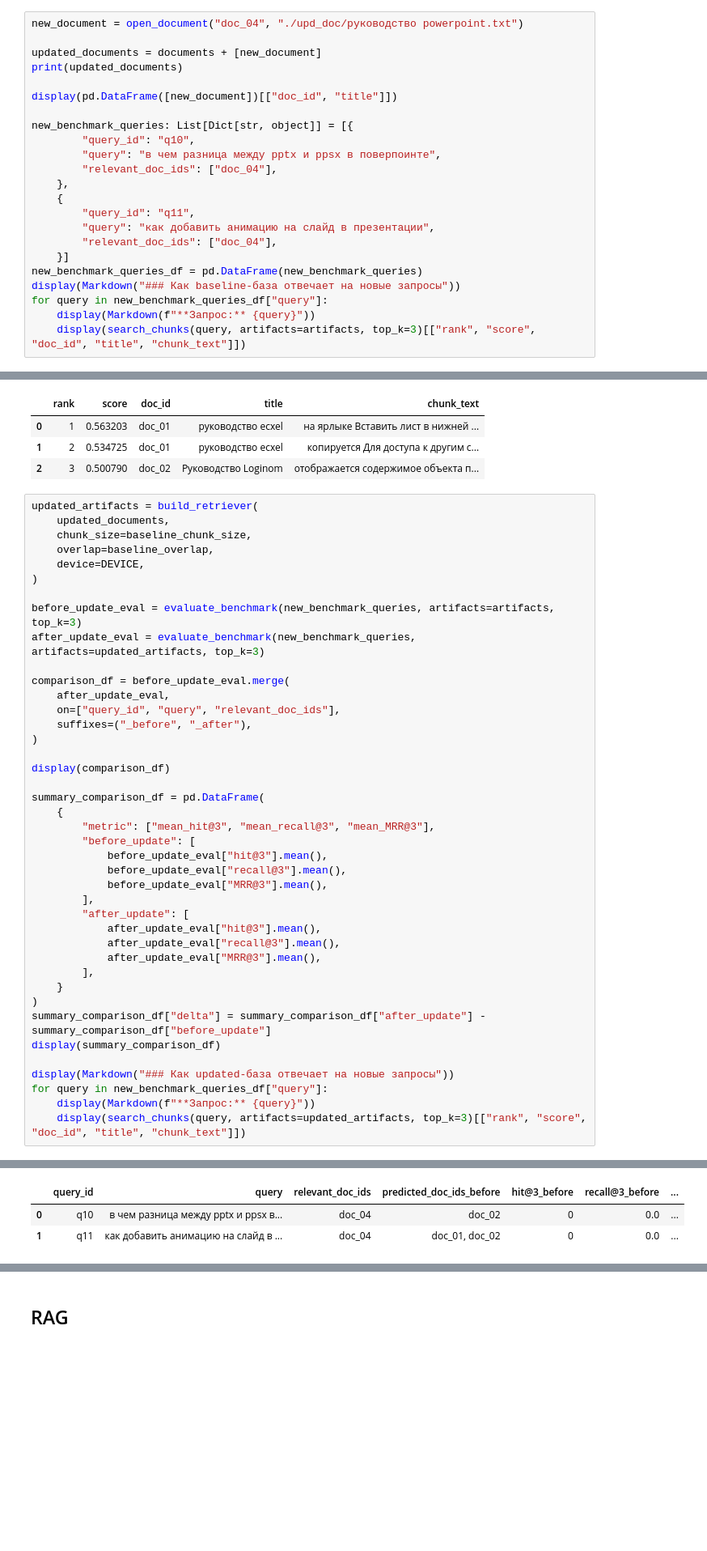
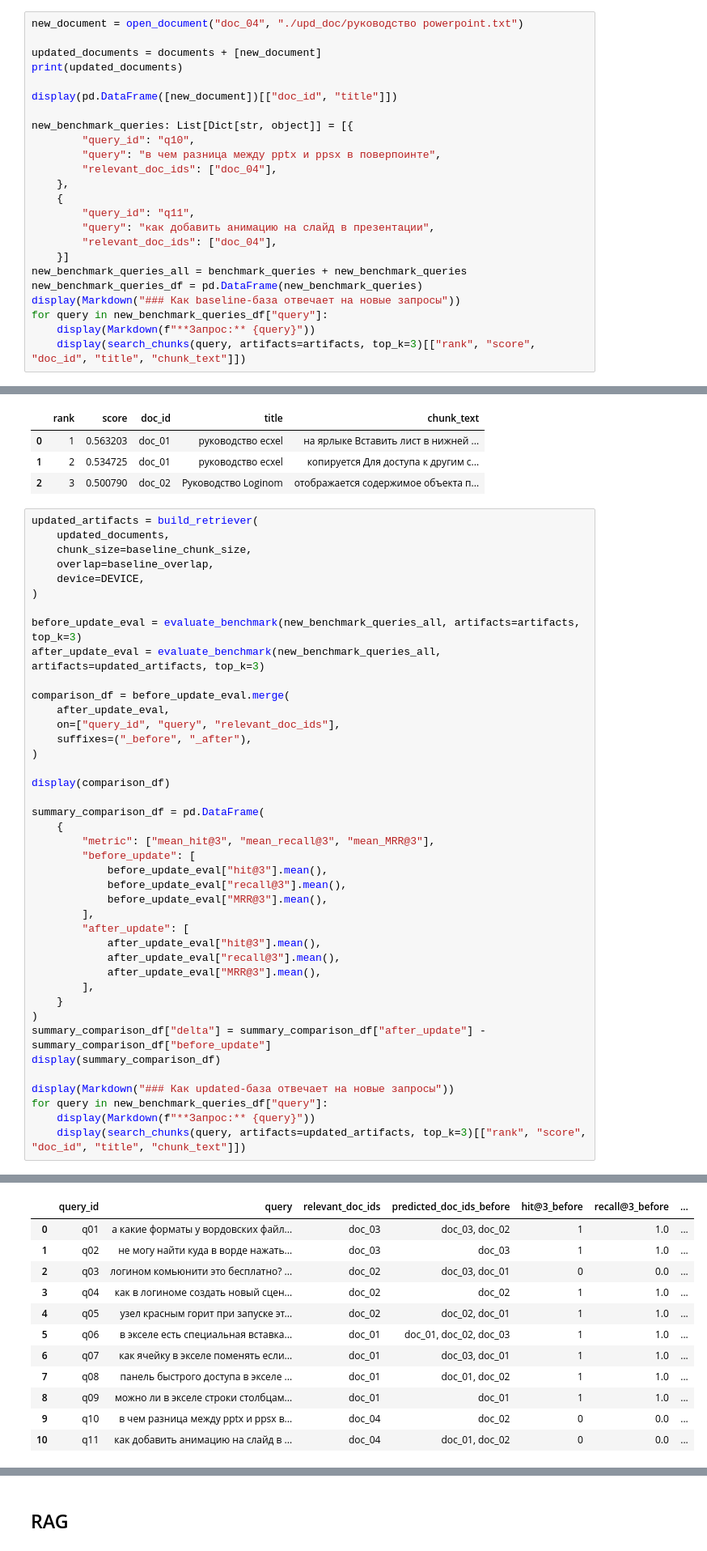
Before and after one commit to gytory/aie-dpo-homework, a Jupyter notebook: homeworks/HW14/HW14.ipynb, the cells around one changed output, grey strips where cells are left out. Shown at 81% size. Saved outputs shown, nothing was run; the diff lists cells and outputs as text; blank space fills up the shorter version.

```diff
--- a/homeworks/HW14/HW14.ipynb
+++ b/homeworks/HW14/HW14.ipynb
@@ -757,6 +761,7 @@ new_benchmark_queries: List[Dict[str, object]] = [{
         "query": "как добавить анимацию на слайд в презентации",
         "relevant_doc_ids": ["doc_04"],
     }]
+new_benchmark_queries_all = benchmark_queries + new_benchmark_queries
 new_benchmark_queries_df = pd.DataFrame(new_benchmark_queries)
 display(Markdown("### Как baseline-база отвечает на новые запросы"))
 for query in new_benchmark_queries_df["query"]:
@@ -785,8 +790,8 @@ updated_artifacts = build_retriever(
     device=DEVICE,
 )
 
-before_update_eval = evaluate_benchmark(new_benchmark_queries, artifacts=artifacts, top_k=3)
-after_update_eval = evaluate_benchmark(new_benchmark_queries, artifacts=updated_artifacts, top_k=3)
+before_update_eval = evaluate_benchmark(new_benchmark_queries_all, artifacts=artifacts, top_k=3)
+after_update_eval = evaluate_benchmark(new_benchmark_queries_all, artifacts=updated_artifacts, top_k=3)
 
 comparison_df = before_update_eval.merge(
     after_update_eval,
@@ -823,4 +835,13 @@ for query in new_benchmark_queries_df["query"]:
 |  | query_id | query | relevant_doc_ids | predicted_doc_ids_before | hit@3_before | recall@3_before | ... |
-| 0 | q10 | в чем разница между pptx и ppsx в... | doc_04 | doc_02 | 0 | 0.0 | ... |
-| 1 | q11 | как добавить анимацию на слайд в ... | doc_04 | doc_01, doc_02 | 0 | 0.0 | ... |
+| 0 | q01 | а какие форматы у вордовских файл... | doc_03 | doc_03, doc_02 | 1 | 1.0 | ... |
+| 1 | q02 | не могу найти куда в ворде нажать... | doc_03 | doc_03 | 1 | 1.0 | ... |
+| 2 | q03 | логином комьюнити это бесплатно? ... | doc_02 | doc_03, doc_01 | 0 | 0.0 | ... |
+| 3 | q04 | как в логиноме создать новый сцен... | doc_02 | doc_02 | 1 | 1.0 | ... |
+| 4 | q05 | узел красным горит при запуске эт... | doc_02 | doc_02, doc_01 | 1 | 1.0 | ... |
+| 5 | q06 | в экселе есть специальная вставка... | doc_01 | doc_01, doc_02, doc_03 | 1 | 1.0 | ... |
+| 6 | q07 | как ячейку в экселе поменять если... | doc_01 | doc_03, doc_01 | 1 | 1.0 | ... |
+| 7 | q08 | панель быстрого доступа в экселе ... | doc_01 | doc_01, doc_02 | 1 | 1.0 | ... |
+| 8 | q09 | можно ли в экселе строки столбцам... | doc_01 | doc_01 | 1 | 1.0 | ... |
+| 9 | q10 | в чем разница между pptx и ppsx в... | doc_04 | doc_02 | 0 | 0.0 | ... |
+| 10 | q11 | как добавить анимацию на слайд в ... | doc_04 | doc_01, doc_02 | 0 | 0.0 | ... |
 |  | metric | before_update | after_update | delta |
```
Also changed, not shown: parts of 5 cells of this notebook, 1 other file.
